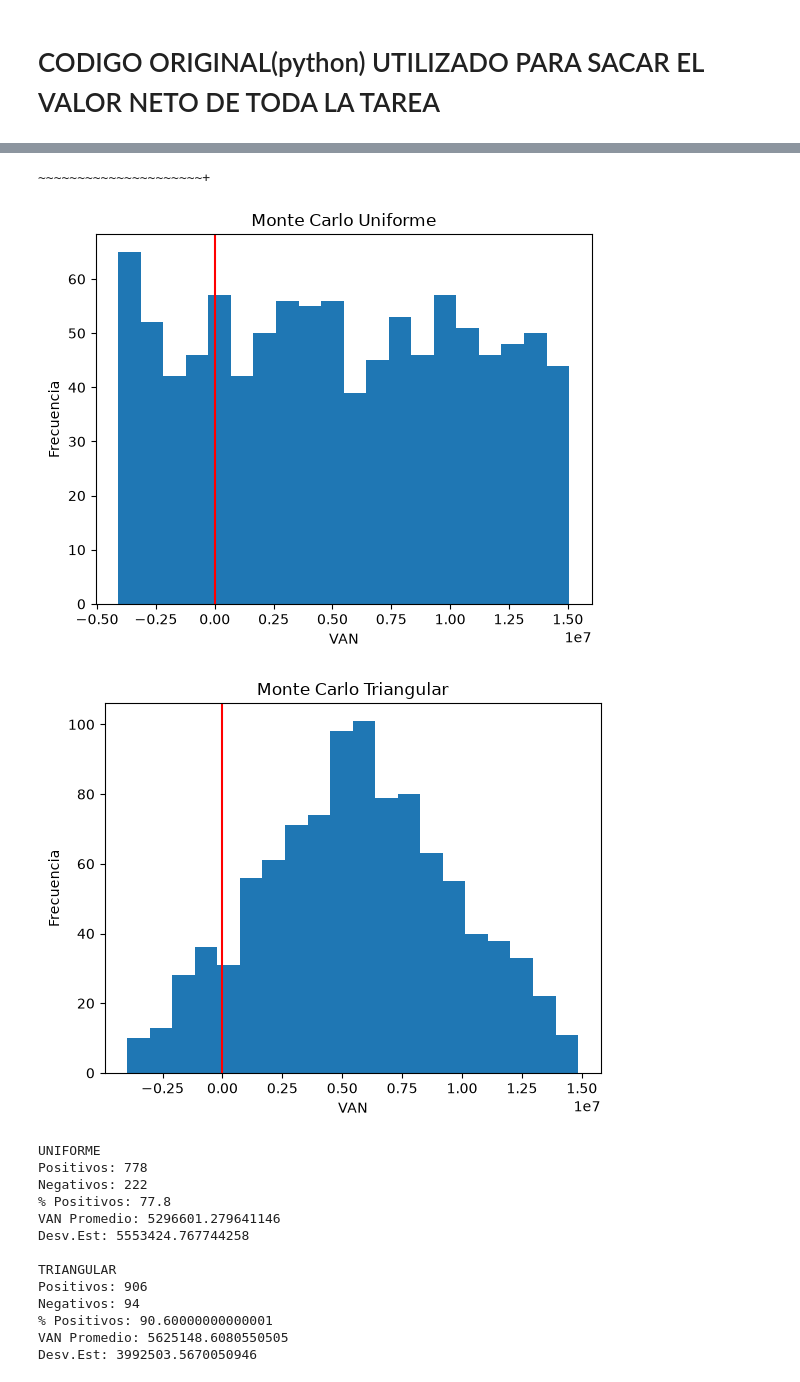
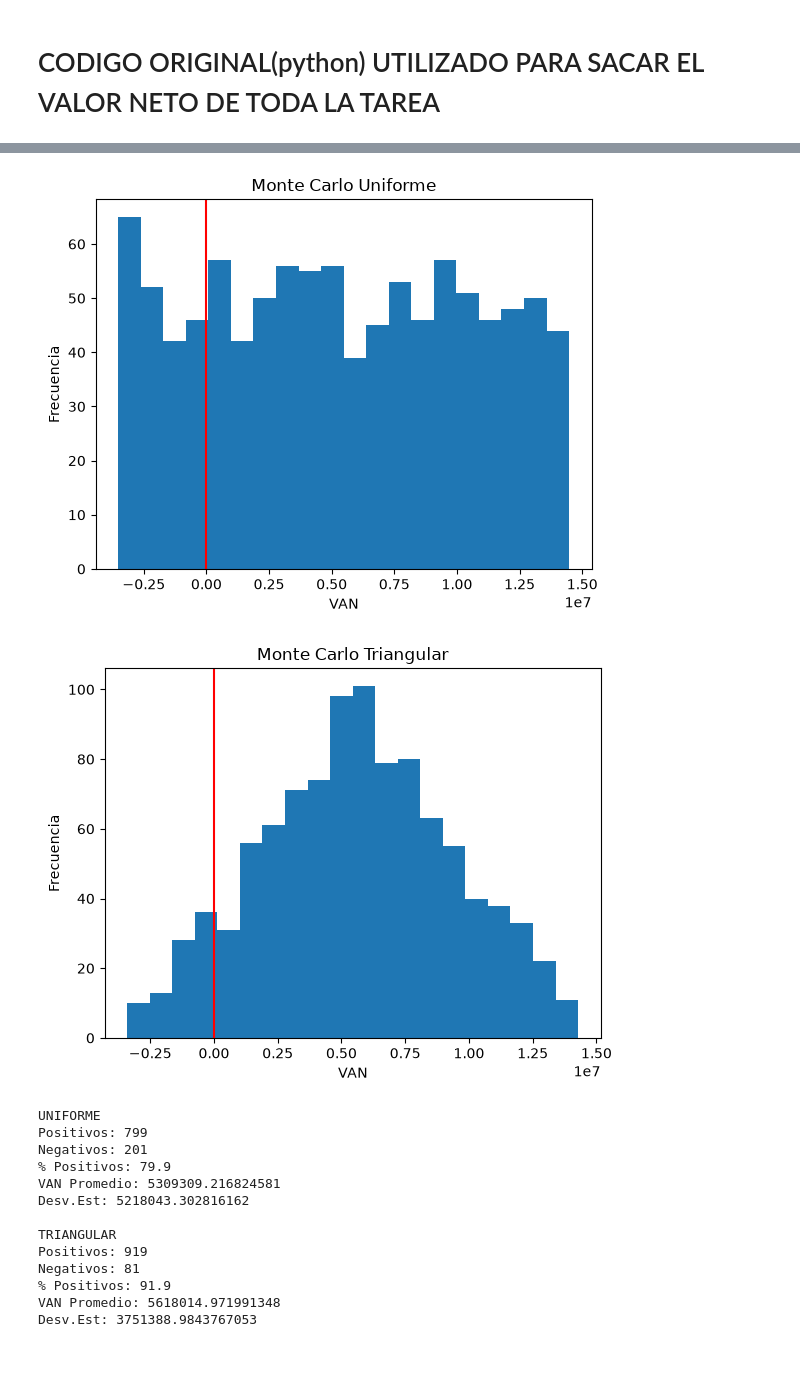
Before and after one commit to Paz2712/Tarea3_Ingeco_python, a Jupyter notebook: Tarea3_2025730294_García.ipynb, the cells around one changed output, grey strips where cells are left out. Drawn from its saved outputs; the diff is of its cells as text; code cells hidden in the pictures.

```diff
--- a/Tarea3_2025730294_García.ipynb
+++ b/Tarea3_2025730294_García.ipynb
@@ -246,7 +256,7 @@ for m in m_uniforme:
             5000000 * m,
             6500000 * m,
             7500000 * m,
-            11000000 * m
+            9000000 * m + 2000000
         ]
 
     VAN = npf.npv(r, Valores)
@@ -295,7 +305,7 @@ for m in m_triangular:
                  5000000 * m,
                  6500000 * m,
                  7500000 * m,
-                 11000000 * m ]
+                 9000000 * m + 2000000 ]
 
     VAN = npf.npv(r, Valores)
 
@@ -348,7 +358,7 @@ for m in m_uniforme:
             5000000 * m,
             6500000 * m,
             7500000 * m,
-            11000000 * m
+            9000000 * m + 2000000
         ]
 
     VAN = npf.npv(r, Valores)
@@ -400,0 +423,15 @@ display(TablaResultadosHistogramas)
+# %%
+# ----------------------------------------------------------
+# Ejercicio practico
+# ----------------------------------------------------------
+
+m = 0.85
+k= 1
+
+ValoresM = [ -18522000 , 5000000 * m, 6500000 * m, 7500000 * m, 9000000 * m + 2000000]
+ValoresK = [ -18522000 , 5000000 * k, 6500000 * k, 7500000 * k, 9000000 * k + 2000000]
+
+VAN_M = npf.npv(r, ValoresM)
+VAN_K = npf.npv(r, ValoresK)
+
+print("Van[m = 0.85]: ", round(VAN_M,2), " (v/s) ","Van[m = 1.0]: ", round(VAN_K,2))
@@ -623,7 +667,7 @@ for m in mValores:
     Valores[1] = Valor[1] * m
     Valores[2] = Valor[2] * m
     Valores[3] = Valor[3] * m
-    Valores[4] = Valor[4] * m
+    Valores[4] = (Valor[4]-2000000) * m + 2000000
 
     VAN = npf.npv(r, Valores)
 
@@ -681,7 +725,7 @@ for m in np.arange(0.6,1.41,0.01):
     Valores[1] = Valor[1] * m
     Valores[2] = Valor[2] * m
     Valores[3] = Valor[3] * m
-    Valores[4] = Valor[4] * m
+    Valores[4] = (Valor[4]-2000000) * m + 2000000
 
     VAN = npf.npv(r, Valores)
 
@@ -750,7 +794,7 @@ for m in m_uniforme:
     Valores[1] = Valor[1] * m
     Valores[2] = Valor[2] * m
     Valores[3] = Valor[3] * m
-    Valores[4] = Valor[4] * m
+    Valores[4] = (Valor[4]-2000000) * m + 2000000
 
     VAN = npf.npv(r, Valores)
 
@@ -768,7 +812,7 @@ for m in m_triangular:
     Valores[1] = Valor[1] * m
     Valores[2] = Valor[2] * m
     Valores[3] = Valor[3] * m
-    Valores[4] = Valor[4] * m
+    Valores[4] = (Valor[4]-2000000) * m + 2000000
 
     VAN = npf.npv(r, Valores)
 
@@ -924,18 +967,17 @@ VAN = -19649.929190990515
-~~~~~~~~~~~~~~~~~~~~~+
-[figure, old version]
+[figure, new version]
-[figure, old version]
+[figure, new version]
-UNIFORME
-Positivos: 778
-Negativos: 222
-% Positivos: 77.8
-VAN Promedio: 5296601.279641146
-Desv.Est: 5553424.767744258
-
-TRIANGULAR
-Positivos: 906
-Negativos: 94
-% Positivos: 90.60000000000001
-VAN Promedio: 5625148.6080550505
-Desv.Est: 3992503.5670050946
+UNIFORME
+Positivos: 799
+Negativos: 201
+% Positivos: 79.9
+VAN Promedio: 5309309.216824581
+Desv.Est: 5218043.302816162
+
+TRIANGULAR
+Positivos: 919
+Negativos: 81
+% Positivos: 91.9
+VAN Promedio: 5618014.971991348
+Desv.Est: 3751388.9843767053
 |  | Positivos | Negativos: | % Positivos: | Inversión Inicial | Desv.Est: |
 | Histogramas |  |  |  |  |  |
```
Also changed, not shown: parts of 17 cells of this notebook, 1 other file.
